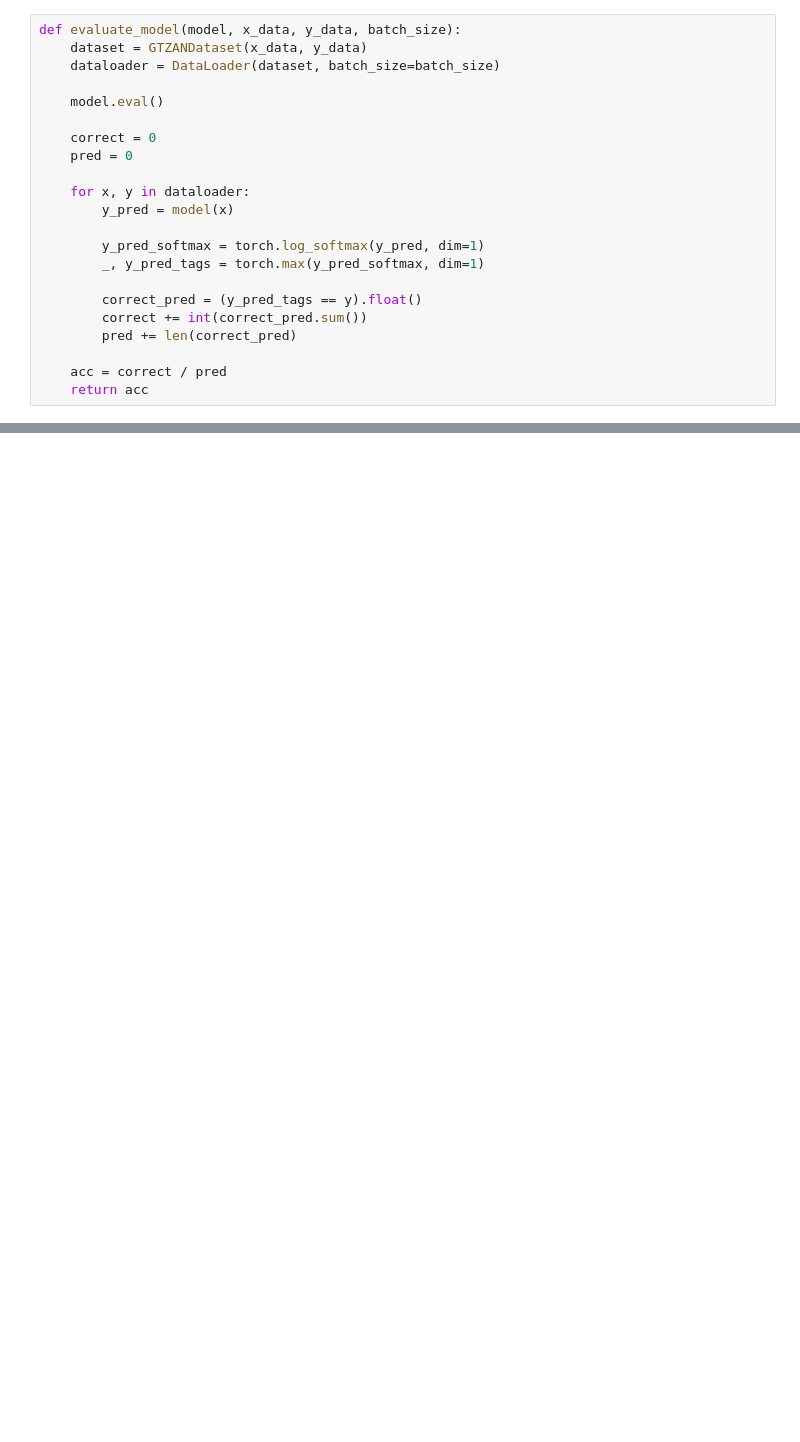
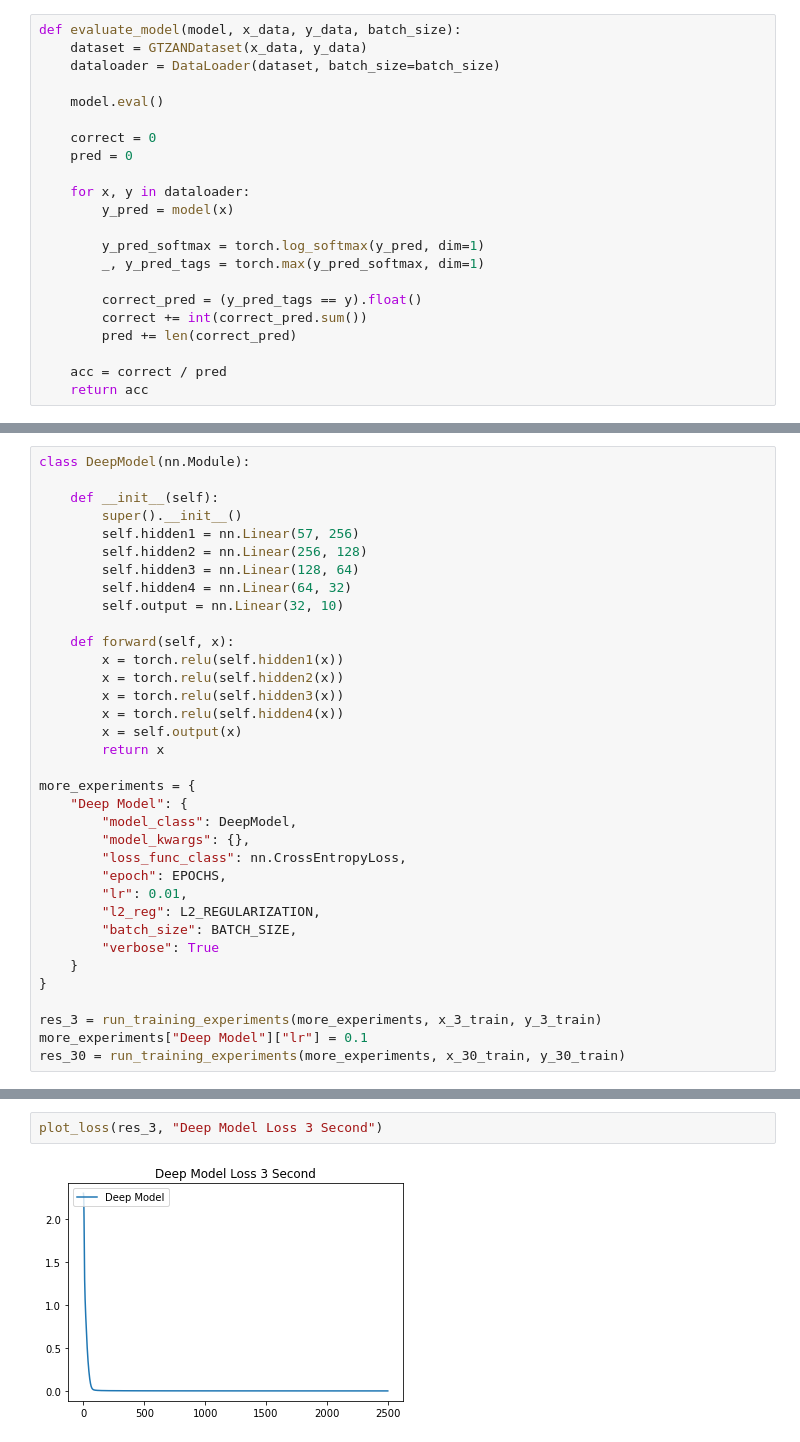
Before and after one commit to matthew-gries/ds4400-final-project, a Jupyter notebook: notebooks/neural_net.ipynb, the cells around one changed output, grey strips where cells are left out. Cells and saved outputs as stored; diff of their text form; blank space fills up the shorter version.

```diff
--- a/notebooks/neural_net.ipynb
+++ b/notebooks/neural_net.ipynb
@@ -337,0 +363,35 @@ plot_accuracy_bar_chart(accuracies)
+# %%
+class DeepModel(nn.Module):
+
+    def __init__(self):
+        super().__init__()
+        self.hidden1 = nn.Linear(57, 256)
+        self.hidden2 = nn.Linear(256, 128)
+        self.hidden3 = nn.Linear(128, 64)
+        self.hidden4 = nn.Linear(64, 32)
+        self.output = nn.Linear(32, 10)
+
+    def forward(self, x):
+        x = torch.relu(self.hidden1(x))
+        x = torch.relu(self.hidden2(x))
+        x = torch.relu(self.hidden3(x))
+        x = torch.relu(self.hidden4(x))
+        x = self.output(x)
+        return x
+
+more_experiments = {
+    "Deep Model": {
+        "model_class": DeepModel,
+        "model_kwargs": {},
+        "loss_func_class": nn.CrossEntropyLoss,
+        "epoch": EPOCHS,
+        "lr": 0.01,
+        "l2_reg": L2_REGULARIZATION,
+        "batch_size": BATCH_SIZE,
+        "verbose": True
+    }
+}
+
+res_3 = run_training_experiments(more_experiments, x_3_train, y_3_train)
+more_experiments["Deep Model"]["lr"] = 0.1
+res_30 = run_training_experiments(more_experiments, x_30_train, y_30_train)
@@ -337,0 +405,4 @@ plot_accuracy_bar_chart(accuracies)
+# %%
+plot_loss(res_3, "Deep Model Loss 3 Second")
+# %% [output]
+[figure, added]
```
Also changed, not shown: parts of 19 cells of this notebook, 4 other files.
